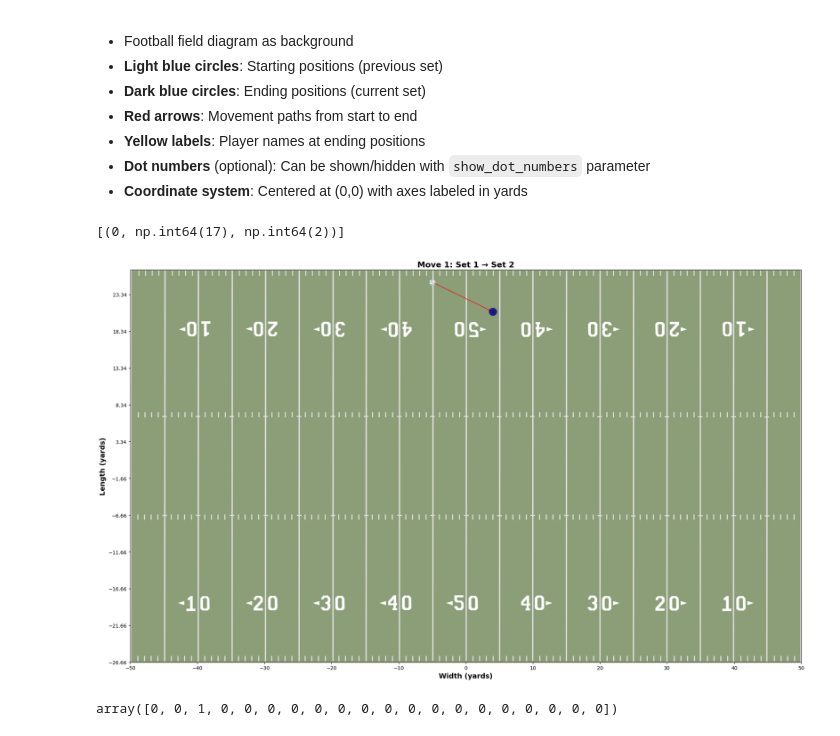
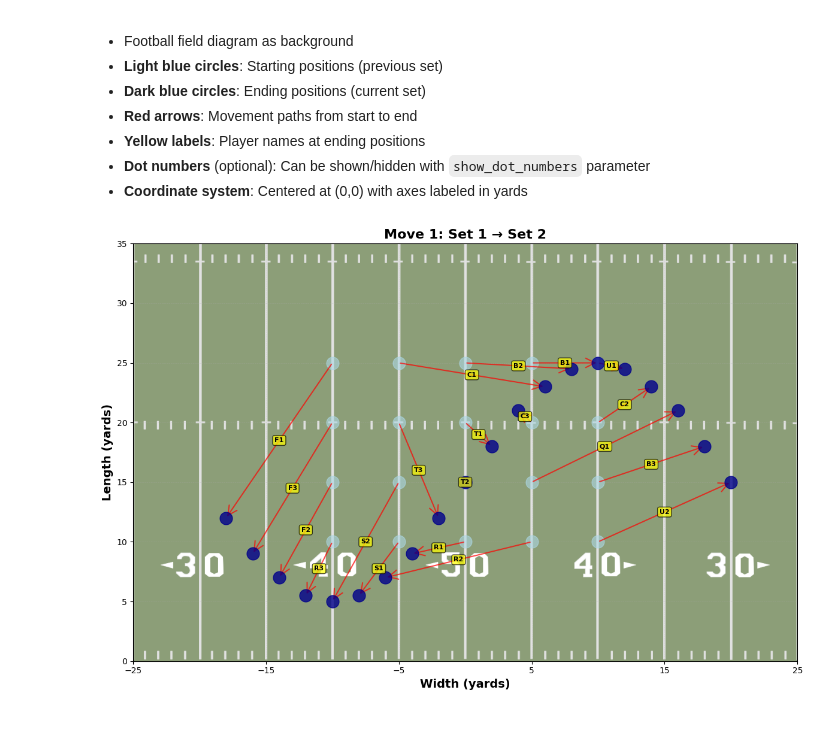
Before and after one commit to Hermanoid/MEGN588Project, a Jupyter notebook: visualizations.ipynb, the cells around one changed output. Cells and saved outputs as stored; diff of their text form; code cells hidden in the pictures.

```diff
--- a/visualizations.ipynb
+++ b/visualizations.ipynb
@@ -15,7 +15,7 @@ ndots = len(np.unique(ends))
 X = np.zeros((len(np.unique(moves)), len(np.unique(players)), ndots, ndots), dtype=bool)
 
 X[moves-1, player_indices, starts-1, ends-1] = inds_to_data['selected'].to_numpy().round().astype(bool)
-X = X[:, 0:1, :, :]
+# X = X[:, 0:, :, :]
 
 dots = pd.read_csv('dots.csv')
 dots.set_index(['set', 'dot_id'], inplace=True)
@@ -66,7 +66,7 @@ This notebook visualizes the dot assignments for marching band form transitions.
 # %%
 from PIL import Image
 
-def visualize_move(move_idx, show_dot_numbers=True, figsize=(20, 12)):
+def visualize_move(move_idx, show_dot_numbers=True, crop=True, figsize=(12, 8)):
     """
     Visualize a single move transition on top of football field diagram.
 
@@ -76,20 +76,24 @@ def visualize_move(move_idx, show_dot_numbers=True, figsize=(20, 12)):
     - figsize: Figure size in inches
     """
     # Load the football field image
-    field_img = Image.open('football_field_diagram.png')
-    img_width, img_height = field_img.size
+    if crop:
+        field_width  = 35
+        field_length = 50
+        field_img = Image.open('football_field_diagram_subset.png')
+    else:
+        # Assuming standard football field: 160 feet (53.33 yards) wide x 360 feet (100 yards) long
+        # We'll center at (0, 0) so range from -26.67 to 26.67 yards horizontally
+        # and -60 to 60 yards vertically
+        field_width = 53.33  # yards
+        field_length = 100   # yards
+        field_img = Image.open('football_field_diagram.png')
+    ex = [-field_length/2, field_length/2, 0, field_width]
 
     # Create figure and axis
     fig, ax = plt.subplots(figsize=figsize, dpi=100)
 
     # Display the field image
-    # Assuming standard football field: 160 feet (53.33 yards) wide x 360 feet (100 yards) long
-    # We'll center at (0, 0) so range from -26.67 to 26.67 yards horizontally
-    # and -60 to 60 yards vertically
-    field_width = 53.33  # yards
-    field_length = 100   # yards
-    ax.imshow(field_img, extent=[-field_length/2, field_length/2, -field_width/2, field_width/2],
-              aspect='auto', alpha=0.7)
+    ax.imshow(field_img, extent=ex, aspect='auto', alpha=0.7)
 
     # Get the move data for this move
     move_data = X[move_idx]  # Shape: (n_players, n_dots, n_dots)
@@ -106,51 +110,45 @@ def visualize_move(move_idx, show_dot_numbers=True, figsize=(20, 12)):
     for (player_idx, from_dot, to_dot) in player_transitions:
         # Mind your 1-indexing
         from_x, from_y = dots.loc[(move_idx+1, int(from_dot+1))].tolist()
         to_x, to_y = dots.loc[(move_idx+2, int(to_dot+1))].tolist()
-        ax.plot(from_x, from_y, 'o', color='lightblue', markersize=12, alpha=0.6, zorder=2)
+        ax.plot(from_x, from_y, 'o', color='lightblue', markersize=15, alpha=0.6, zorder=2)
         ax.plot(to_x, to_y, 'o', color='darkblue', markersize=15, alpha=0.8, zorder=4)
         if show_dot_numbers:
             ax.text(from_x, from_y, str(from_dot+1), ha='center', va='center',
-                    fontsize=9, color='gray', weight='bold', zorder=5)
+                    fontsize=9, color='black', weight='bold', zorder=5)
             ax.text(to_x, to_y, str(to_dot+1), ha='center', va='center',
-                    fontsize=8, color='white', zorder=3)
+                    fontsize=9, color='white', weight="bold", zorder=5)
         # Draw arrow
         ax.annotate('', xy=(to_x, to_y), xytext=(from_x, from_y),
-                    arrowprops=dict(arrowstyle='->', lw=1.5, color='red', alpha=0.7),
+                    arrowprops=dict(arrowstyle='->', lw=1.5, mutation_scale=28, color='red', alpha=0.7),
                     zorder=3)
 
         # Add player name at ending position (offset slightly to avoid overlap)
-        # player_name = players[player_idx]
-        # ax.text(x2 + 1.5, y2 + 1.5, player_name, fontsize=8,
-        #         color='black', weight='bold',
-        #         bbox=dict(boxstyle='round,pad=0.3', facecolor='yellow', alpha=0.7),
-        #         zorder=6)
+        player_name = players[player_idx]
+        ax.text((from_x+to_x)/2, (from_y+to_y)/2, player_name, fontsize=8,
+                color='black', weight='bold',
+                bbox=dict(boxstyle='round,pad=0.3', facecolor='yellow', alpha=0.7),
+                zorder=6, ha='center', va='center')
 
     # Set labels and title
     ax.set_xlabel('Width (yards)', fontsize=14, weight='bold')
     ax.set_ylabel('Length (yards)', fontsize=14, weight='bold')
     ax.set_title(f'Move {move_idx + 1}: Set {move_idx + 1} → Set {move_idx + 2}',
                 fontsize=16, weight='bold')
 
     # Set tick marks
     ax.set_xticks(np.arange(-field_length/2, field_length/2 + 1, 10))
-    ax.set_yticks(np.arange(-field_width/2, field_width/2 + 1, 5))
+    ax.set_yticks(np.arange(0, field_width + 1, 5))
     ax.grid(True, alpha=0.3, linestyle='--', linewidth=0.5)
 
     plt.tight_layout()
     return fig
 
 # Example: Visualize Move 1 with dot numbers
-fig1 = visualize_move(0, show_dot_numbers=True)
+fig1 = visualize_move(0, show_dot_numbers=False)
 plt.show()
 # %% [output]
-[(0, np.int64(17), np.int64(2))]
-[figure, old version]
+[figure, new version]
-# %%
-move = X[0]
-move.sum(axis=(0, 1))
-# %% [output]
-array([0, 0, 1, 0, 0, 0, 0, 0, 0, 0, 0, 0, 0, 0, 0, 0, 0, 0, 0, 0])
 # %%
 # Generate all moves at once
 for move_idx in range(n_moves):
```
Also changed, not shown: parts of 1 cell of this notebook, 2 other files.
